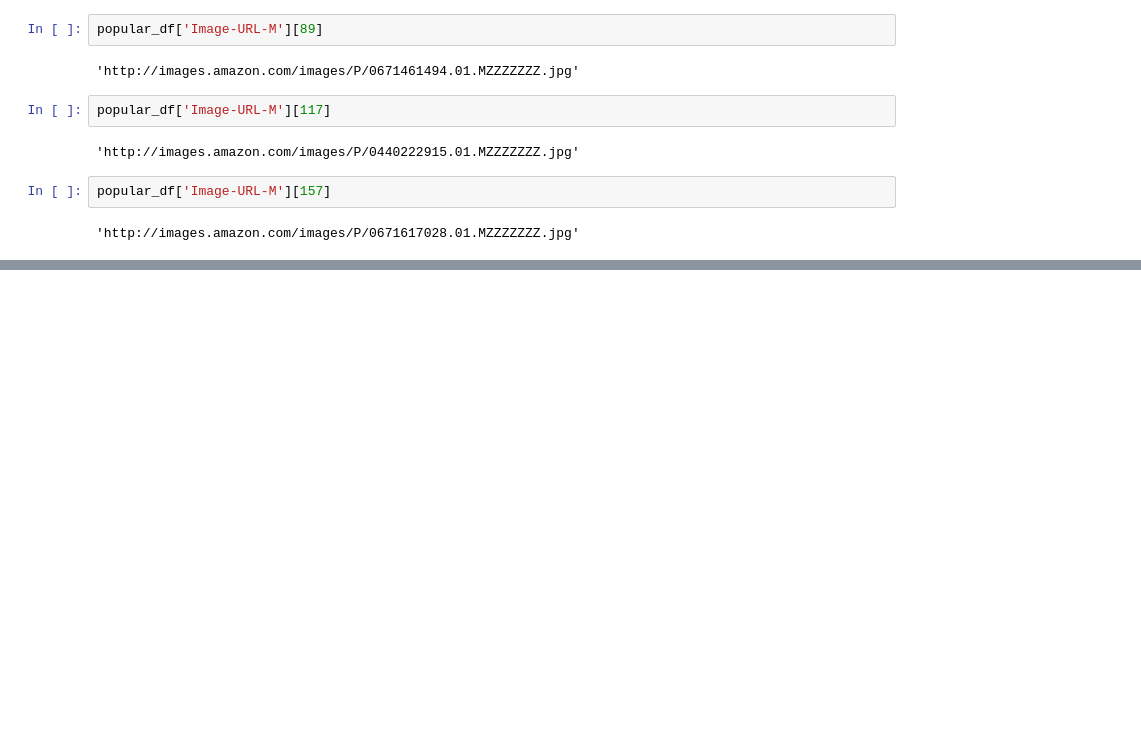
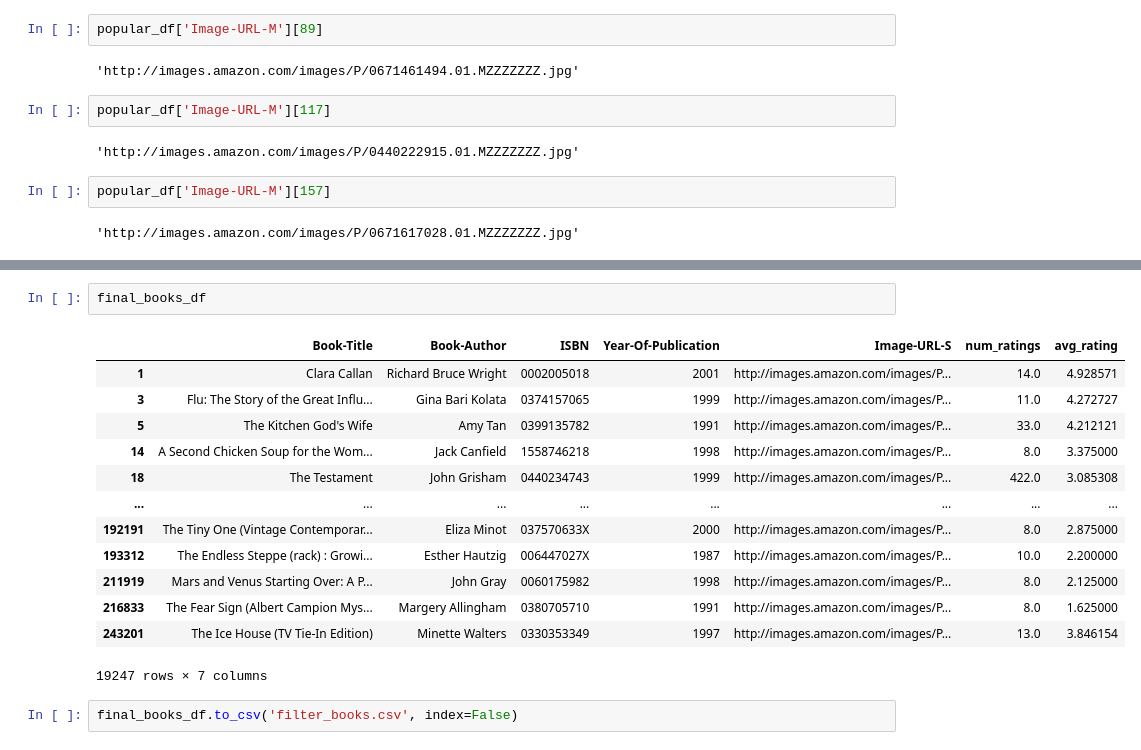
Before and after one commit to NandiniNichite/book-recommender-system, a Jupyter notebook: notebook/book-recommender-system.ipynb, the cells around one changed output, grey strips where cells are left out. Cells and saved outputs as stored; diff of their text form; blank space fills up the shorter version.

```diff
--- a/notebook/book-recommender-system.ipynb
+++ b/notebook/book-recommender-system.ipynb
@@ -331,0 +388,18 @@ popular_df['Image-URL-M'][157]
+# %%
+final_books_df
+# %% [output]
+|  | Book-Title | Book-Author | ISBN | Year-Of-Publication | Image-URL-S | num_ratings | avg_rating |
+| 1 | Clara Callan | Richard Bruce Wright | 0002005018 | 2001 | http://images.amazon.com/images/P... | 14.0 | 4.928571 |
+| 3 | Flu: The Story of the Great Influ... | Gina Bari Kolata | 0374157065 | 1999 | http://images.amazon.com/images/P... | 11.0 | 4.272727 |
+| 5 | The Kitchen God's Wife | Amy Tan | 0399135782 | 1991 | http://images.amazon.com/images/P... | 33.0 | 4.212121 |
+| 14 | A Second Chicken Soup for the Wom... | Jack Canfield | 1558746218 | 1998 | http://images.amazon.com/images/P... | 8.0 | 3.375000 |
+| 18 | The Testament | John Grisham | 0440234743 | 1999 | http://images.amazon.com/images/P... | 422.0 | 3.085308 |
+| ... | ... | ... | ... | ... | ... | ... | ... |
+| 192191 | The Tiny One (Vintage Contemporar... | Eliza Minot | 037570633X | 2000 | http://images.amazon.com/images/P... | 8.0 | 2.875000 |
+| 193312 | The Endless Steppe (rack) : Growi... | Esther Hautzig | 006447027X | 1987 | http://images.amazon.com/images/P... | 10.0 | 2.200000 |
+| 211919 | Mars and Venus Starting Over: A P... | John Gray | 0060175982 | 1998 | http://images.amazon.com/images/P... | 8.0 | 2.125000 |
+| 216833 | The Fear Sign (Albert Campion Mys... | Margery Allingham | 0380705710 | 1991 | http://images.amazon.com/images/P... | 8.0 | 1.625000 |
+| 243201 | The Ice House (TV Tie-In Edition) | Minette Walters | 0330353349 | 1997 | http://images.amazon.com/images/P... | 13.0 | 3.846154 |
+19247 rows × 7 columns
+# %%
+final_books_df.to_csv('filter_books.csv', index=False)
```
Also changed, not shown: parts of 12 cells of this notebook.
